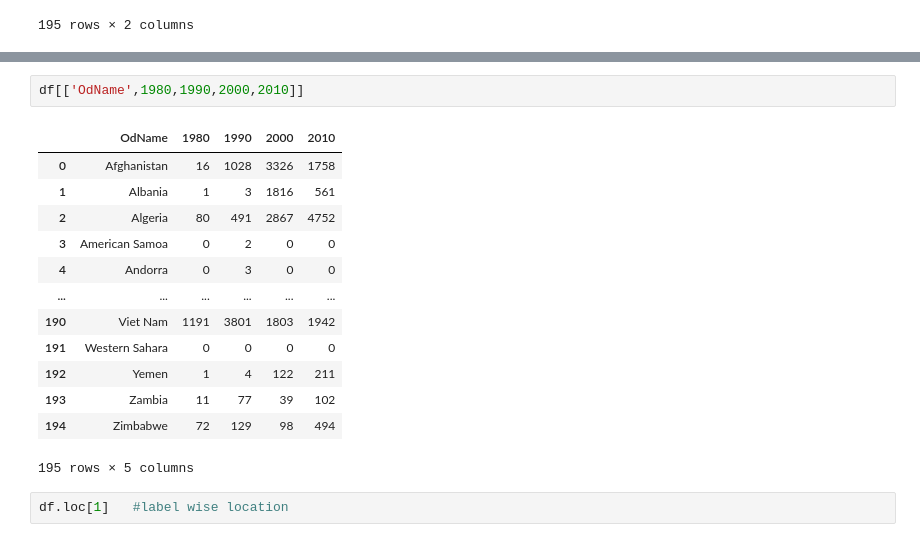
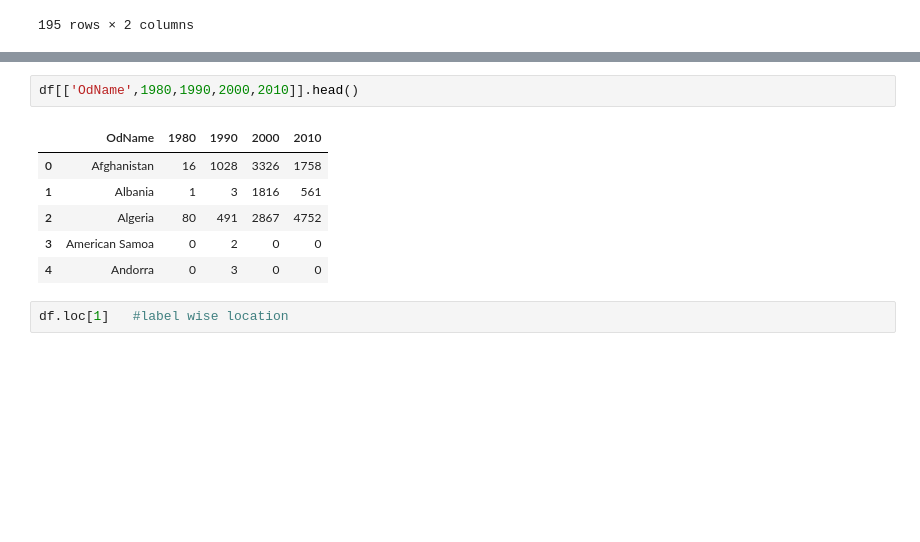
Before and after one commit to KushagraPriyam/DS_digipodium, a Jupyter notebook: pandas.ipynb, the cells around one changed output, grey strips where cells are left out. Saved outputs shown, nothing was run; the diff lists cells and outputs as text; blank space fills up the shorter version.

```diff
--- a/pandas.ipynb
+++ b/pandas.ipynb
@@ -180,21 +196,14 @@ df[years]   #list of years passed as parameter
 | 194 | 72 | 114 | 102 | 44 | 32 | 29 | 43 | 68 | 99 | 187 | 129 | ... |
 195 rows × 34 columns
 # %%
-df[['OdName',1980,1990,2000,2010]]
+df[['OdName',1980,1990,2000,2010]].head()
 # %% [output]
 |  | OdName | 1980 | 1990 | 2000 | 2010 |
 | 0 | Afghanistan | 16 | 1028 | 3326 | 1758 |
 | 1 | Albania | 1 | 3 | 1816 | 561 |
 | 2 | Algeria | 80 | 491 | 2867 | 4752 |
 | 3 | American Samoa | 0 | 2 | 0 | 0 |
 | 4 | Andorra | 0 | 3 | 0 | 0 |
-| ... | ... | ... | ... | ... | ... |
-| 190 | Viet Nam | 1191 | 3801 | 1803 | 1942 |
-| 191 | Western Sahara | 0 | 0 | 0 | 0 |
-| 192 | Yemen | 1 | 4 | 122 | 211 |
-| 193 | Zambia | 11 | 77 | 39 | 102 |
-| 194 | Zimbabwe | 72 | 129 | 98 | 494 |
-195 rows × 5 columns
 # %%
 df.loc[1]   #label wise location
 # %% [output]
```
Also changed, not shown: parts of 34 cells of this notebook.
